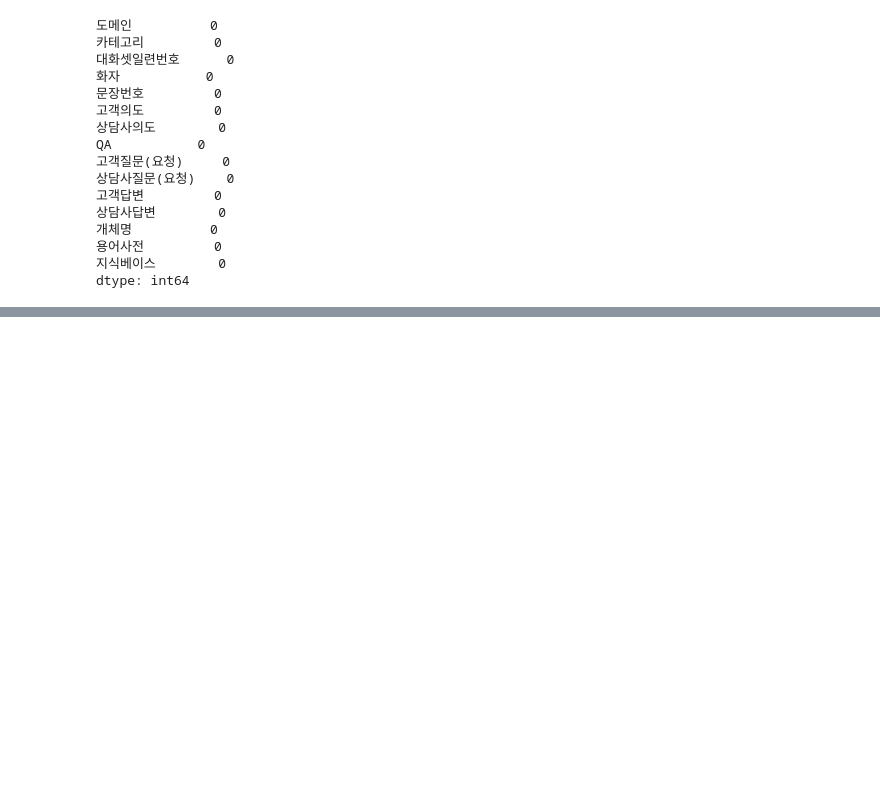
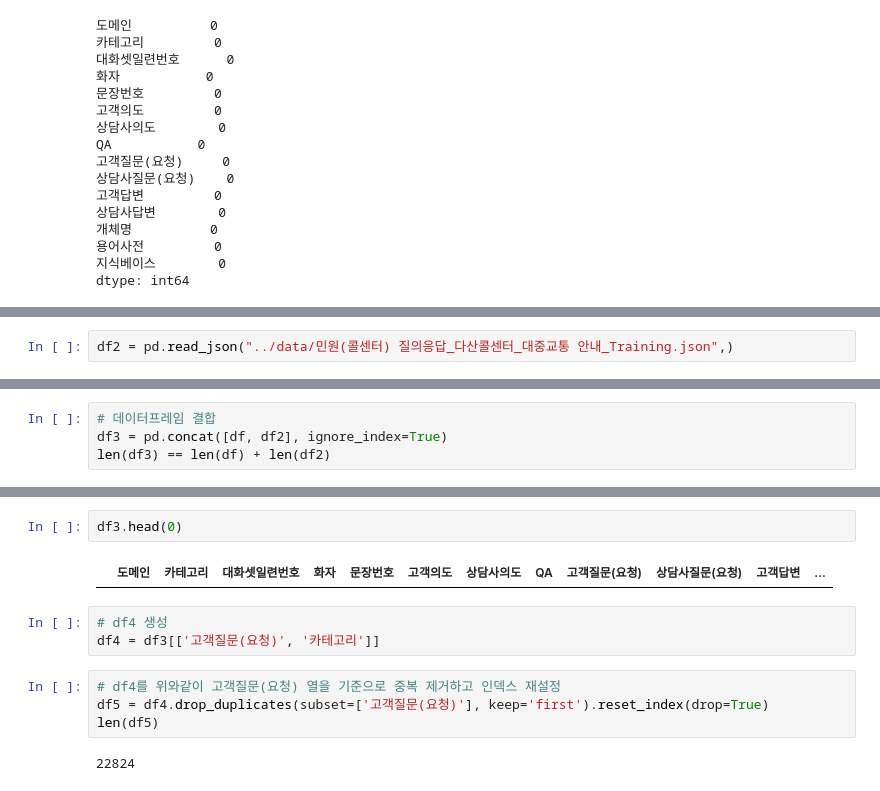
Before and after one commit to JungHyun7/multicam, a Jupyter notebook: 20251023/03_exam.ipynb, the cells around one changed output, grey strips where cells are left out. Saved outputs shown, nothing was run; the diff lists cells and outputs as text; blank space fills up the shorter version.

```diff
--- a/20251023/03_exam.ipynb
+++ b/20251023/03_exam.ipynb
@@ -63,0 +67,2 @@ df.head(10)
+# %%
+df2 = pd.read_json("../data/민원(콜센터) 질의응답_다산콜센터_대중교통 안내_Training.json",)
@@ -63,0 +89,4 @@ df.head(10)
+# %%
+# 데이터프레임 결합
+df3 = pd.concat([df, df2], ignore_index=True)
+len(df3) == len(df) + len(df2)
@@ -63,0 +198,13 @@ df.head(10)
+# %%
+df3.head(0)
+# %% [output]
+|  | 도메인 | 카테고리 | 대화셋일련번호 | 화자 | 문장번호 | 고객의도 | 상담사의도 | QA | 고객질문(요청) | 상담사질문(요청) | 고객답변 | ... |
+# %%
+# df4 생성
+df4 = df3[['고객질문(요청)', '카테고리']]
+# %%
+# df4를 위와같이 고객질문(요청) 열을 기준으로 중복 제거하고 인덱스 재설정
+df5 = df4.drop_duplicates(subset=['고객질문(요청)'], keep='first').reset_index(drop=True)
+len(df5)
+# %% [output]
+22824
```
Also changed, not shown: parts of 24 cells of this notebook.
